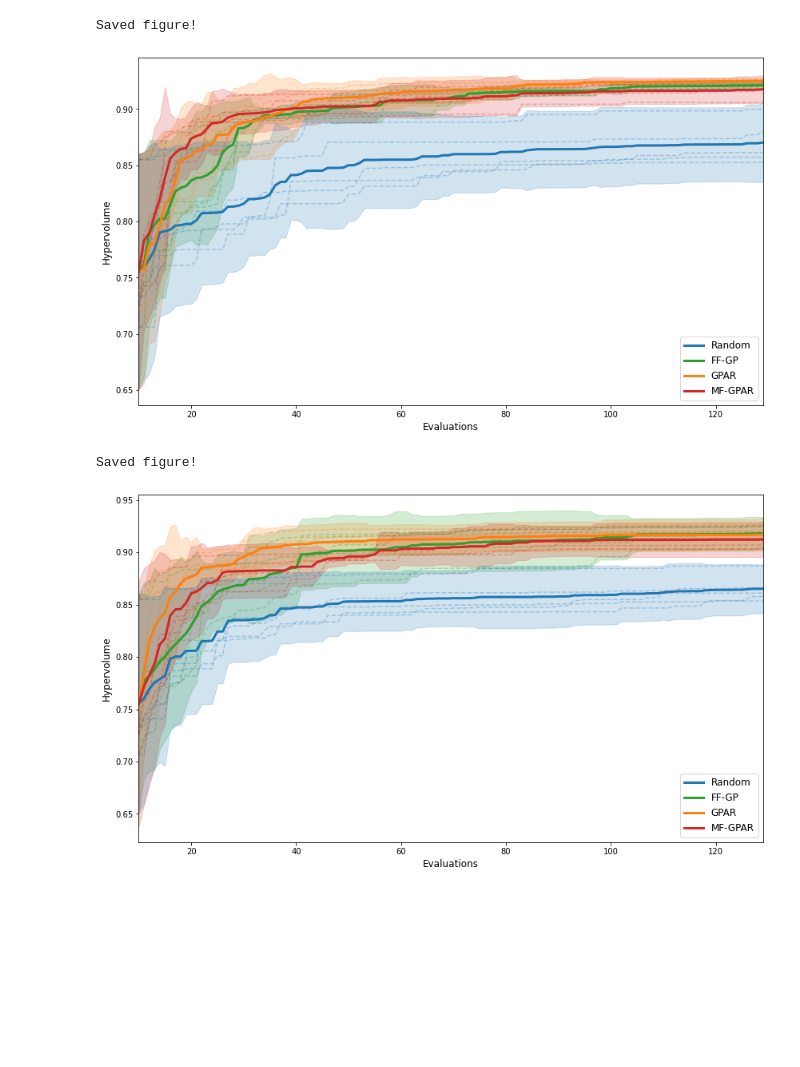
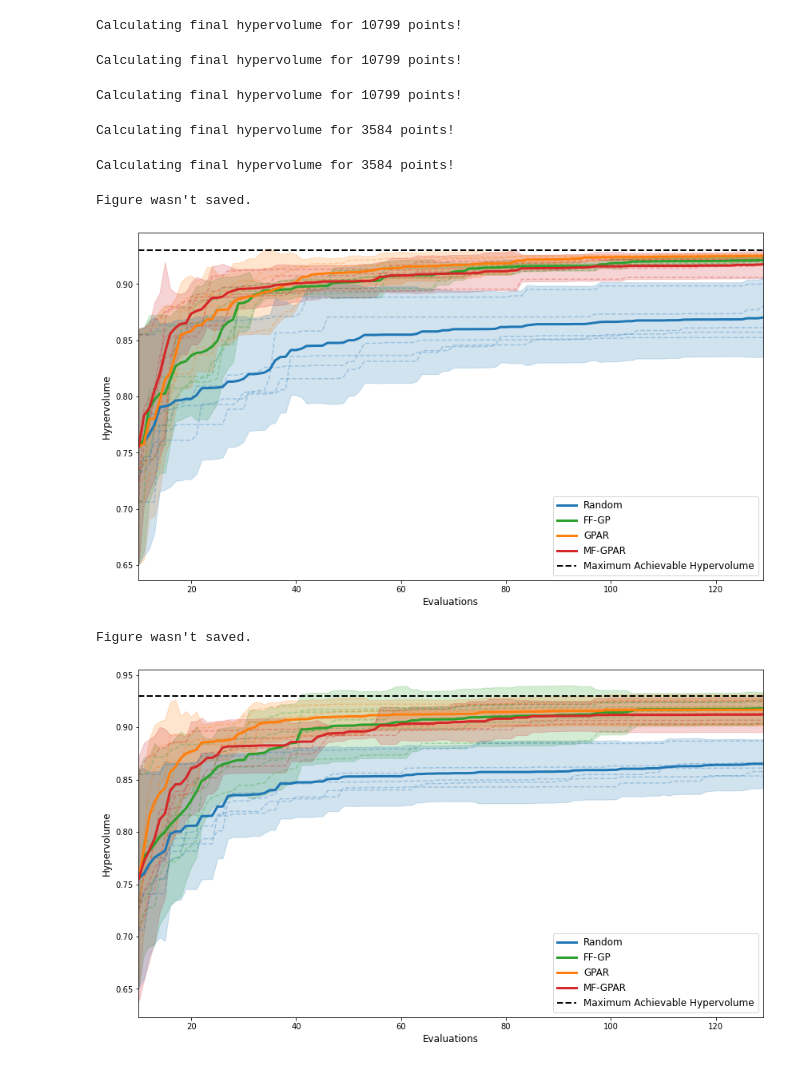
Before and after one commit to gncs/boa, a Jupyter notebook: notebooks/BayesOpt Analysis.ipynb, the cells around one changed output. Drawn from its saved outputs; the diff is of its cells as text; code cells hidden in the pictures; blank space fills up the shorter version.

Commit message:
Still cleaning up code. Added quicker hypervolume calculation to plotting, and added maximum achievable hypervolume to BO plots. Added denoising option to GPAR.

```diff
--- a/notebooks/BayesOpt Analysis.ipynb
+++ b/notebooks/BayesOpt Analysis.ipynb
@@ -189,15 +191,23 @@ def load_runs(directory: str) -> List[Data]:
     return data_points
 
 
-def calculate_volumes(dfs: Sequence[pd.DataFrame], min_max: pd.DataFrame, kind) -> List[pd.DataFrame]:
+def calculate_volumes(dfs: Sequence[pd.DataFrame], min_max: pd.DataFrame, kind, final_only=False) -> List[pd.DataFrame]:
     normed_reference = np.array([1, 1, 1])
 
     volumes_list = []
     for df in dfs:
         points = df[objective_labels[kind]]
         normed_points = (points - min_max['min']) / (min_max['max'] - min_max['min'])
-        volumes = [(size, util.calculate_hypervolume(points=normed_points.values[:size], reference=normed_reference))
-                   for size in range(10, normed_points.shape[0])]
+
+        if final_only:
+            size = normed_points.shape[0]
+            print(f"Calculating final hypervolume for {size} points!")
+
+            volumes = [(size,
+                        hypervolume(points=normed_points.values[:size]).compute(normed_reference))]
+        else:
+            volumes = [(size, hypervolume(points=normed_points.values[:size]).compute(normed_reference))
+                       for size in range(10, normed_points.shape[0])]
         volumes_list.append(pd.DataFrame(volumes, columns=['size', 'volume']))
 
     return volumes_list
@@ -237,4 +247,6 @@ def calculate_statistics(experiment_directories, dataset_path, kind):
     volumes_dict = {key: calculate_volumes(experiment, min_max, kind) for key, experiment in experiment_dict.items()}
     summary_dict = {key: summarize(volume) for key, volume in volumes_dict.items()}
 
-    return experiment_dict, volumes_dict, summary_dict
+    dataset_stats = calculate_dataset_statistics(dataset_path, kind)
+
+    return experiment_dict, volumes_dict, summary_dict, dataset_stats
@@ -241,5 +266,5 @@ def calculate_statistics(experiment_directories, dataset_path, kind):
 # %%
-def plot_bayesopt_experiment(experiment_dict, volumes_dict, summary_dict, kind, save=True):
+def plot_bayesopt_experiment(experiment_dict, volumes_dict, summary_dict, dataset_stats, kind, save=True):
 
 
     label_dict = {
@@ -300,6 +325,9 @@ def plot_bayesopt_experiment(experiment_dict, volumes_dict, summary_dict, kind,
                 color=color_dict[name],
                 zorder=0)
 
+    ax.axhline(dataset_stats[0]["volume"].values[0],
+               linestyle='--', c='k', linewidth=2,
+               label='Maximum Achievable Hypervolume')
     ax.legend(loc='lower right', prop={'size': 12})
 
     ax.set_ylabel('Hypervolume', fontsize=12)
@@ -532,28 +578,42 @@ old_stencil3d_summaries = calculate_statistics(old_stencil3d_experiment_director
 new_stencil3d_summaries = calculate_statistics(stencil3d_experiment_directories,
                                                dataset_path=stencil3d_dataset_path,
                                                kind="stencil3d")
+# %% [output]
+Calculating final hypervolume for 10799 points!
 # %%
 new_stencil3d_input_trans_summaries = calculate_statistics(stencil3d_input_trans_experiment_directories,
                                                            dataset_path=stencil3d_dataset_path,
                                                            kind="stencil3d")
+# %% [output]
+Calculating final hypervolume for 10799 points!
 # %%
 gemm_summaries = calculate_statistics(gemm_experiment_directories,
                                        dataset_path=gemm_dataset_path,
                                        kind="gemm")
+# %% [output]
+Calculating final hypervolume for 10799 points!
 # %%
 smaug_summaries = calculate_statistics(smaug_experiment_directories,
                                        dataset_path=smaug_dataset_path,
                                        kind="smaug")
+# %% [output]
+Calculating final hypervolume for 3584 points!
+# %%
+new_smaug_summaries = calculate_statistics(new_smaug_experiment_directories,
+                                           dataset_path=smaug_dataset_path,
+                                           kind="smaug")
+# %% [output]
+Calculating final hypervolume for 3584 points!
 # %%
-plot_bayesopt_experiment(*old_fft_summaries, kind="fft", save=True)
+plot_bayesopt_experiment(*old_fft_summaries, kind="fft", save=False)
 # %% [output]
-Saved figure!
+Figure wasn't saved.
-[figure, old version]
+[figure, new version]
 # %%
-plot_bayesopt_experiment(*new_fft_summaries, kind="fft", save=True)
+plot_bayesopt_experiment(*new_fft_summaries, kind="fft", save=False)
 # %% [output]
-Saved figure!
+Figure wasn't saved.
-[figure, old version]
+[figure, new version]
 # %%
 plot_bayesopt_experiment(*new_fft_input_trans_summaries, kind="fft", save=False)
 # %% [output]
```
Also changed, not shown: parts of 20 cells of this notebook, 33 other files.
